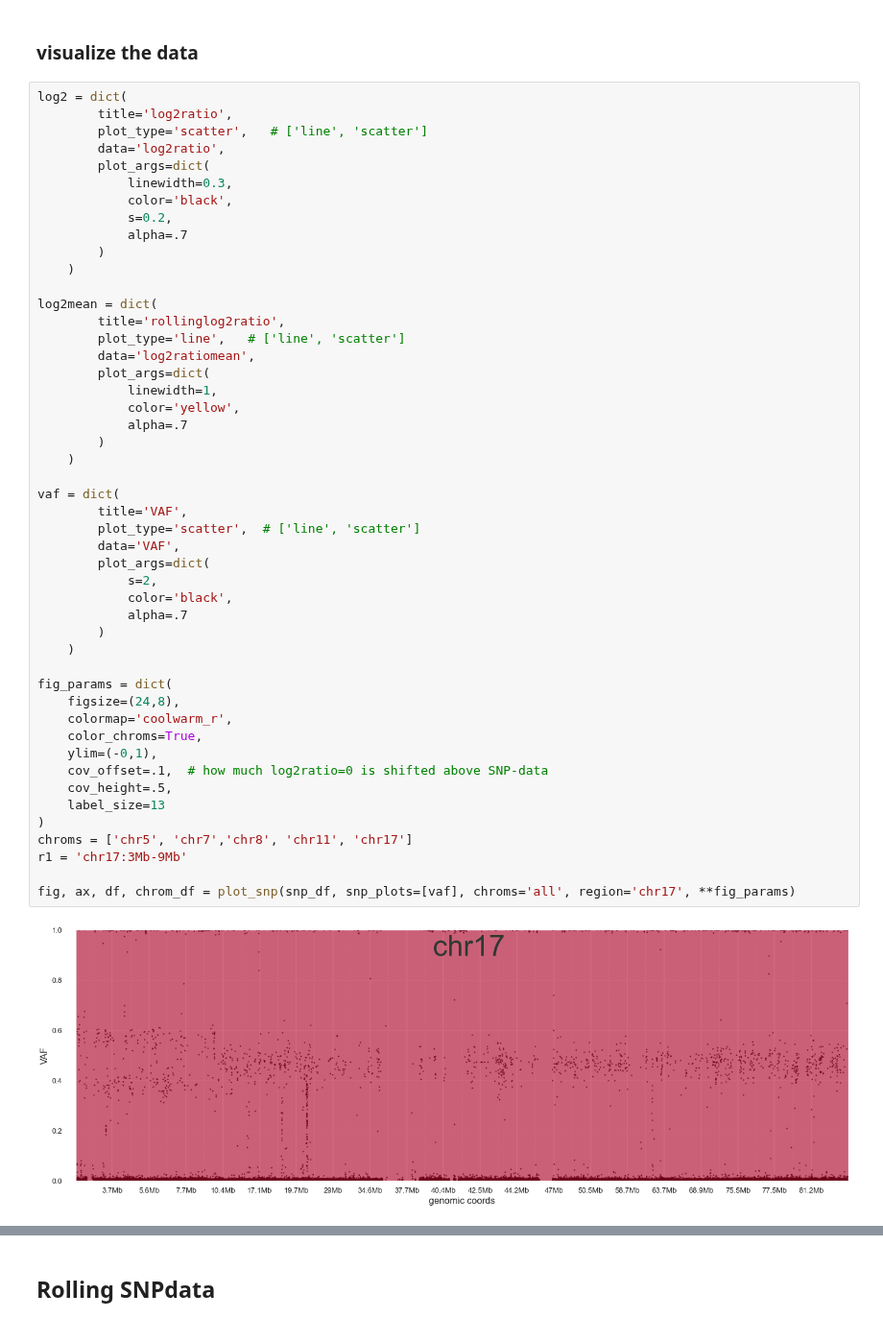
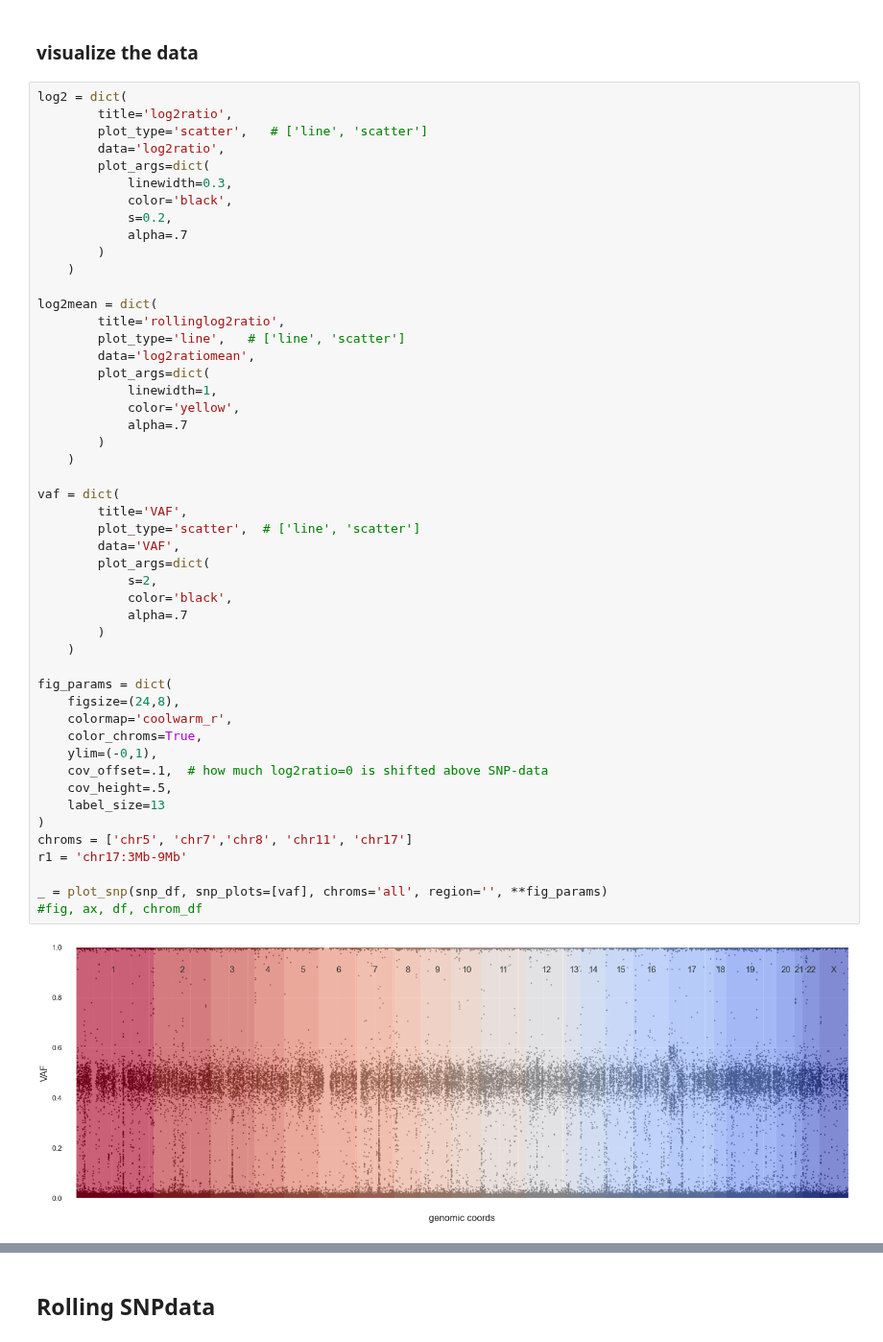
Before and after one commit to Mar111tiN/myCNV, a Jupyter notebook: nb/addRollingSNP.ipynb, the cells around one changed output, grey strips where cells are left out. Shown at 96% size. Drawn from its saved outputs; the diff is of its cells as text.

```diff
--- a/nb/addRollingSNP.ipynb
+++ b/nb/addRollingSNP.ipynb
@@ -102,34 +89,35 @@ log2mean = dict(
             linewidth=1,
             color='yellow',
             alpha=.7
         )
     )
 
 vaf = dict(
         title='VAF',
         plot_type='scatter',  # ['line', 'scatter']
         data='VAF',
         plot_args=dict(
             s=2,
             color='black',
             alpha=.7
         )
     )
 
 fig_params = dict(
     figsize=(24,8),
     colormap='coolwarm_r',
     color_chroms=True,
     ylim=(-0,1),
     cov_offset=.1,  # how much log2ratio=0 is shifted above SNP-data
     cov_height=.5,
     label_size=13
 )
 chroms = ['chr5', 'chr7','chr8', 'chr11', 'chr17']
 r1 = 'chr17:3Mb-9Mb'
 
-fig, ax, df, chrom_df = plot_snp(snp_df, snp_plots=[vaf], chroms='all', region='chr17', **fig_params)
+_ = plot_snp(snp_df, snp_plots=[vaf], chroms='all', region='', **fig_params)
+#fig, ax, df, chrom_df
 # %% [output]
-[figure, old version]
+[figure, new version]
 # %% [markdown]
 ## heteroSNP rolling window
```
Also changed, not shown: parts of 21 cells of this notebook, 2 other files.
